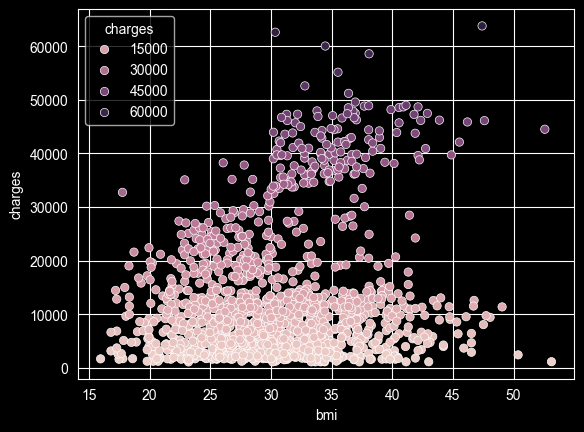
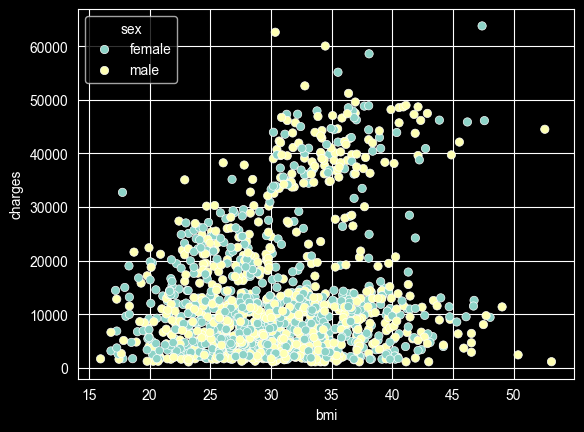
Code edit (unified diff) that turned the first committed figure into the second:
--- before
+++ after
@@ -1 +1,2 @@
-sns.scatterplot(data=df,x=df['bmi'],y=df['charges'],hue=df['charges'])
+plt.savefig("BMI Per Charges")
+sns.scatterplot(data=df,x=df['bmi'],y=df['charges'],hue=df['sex'])

Commit: Naming Plots And removing Comments